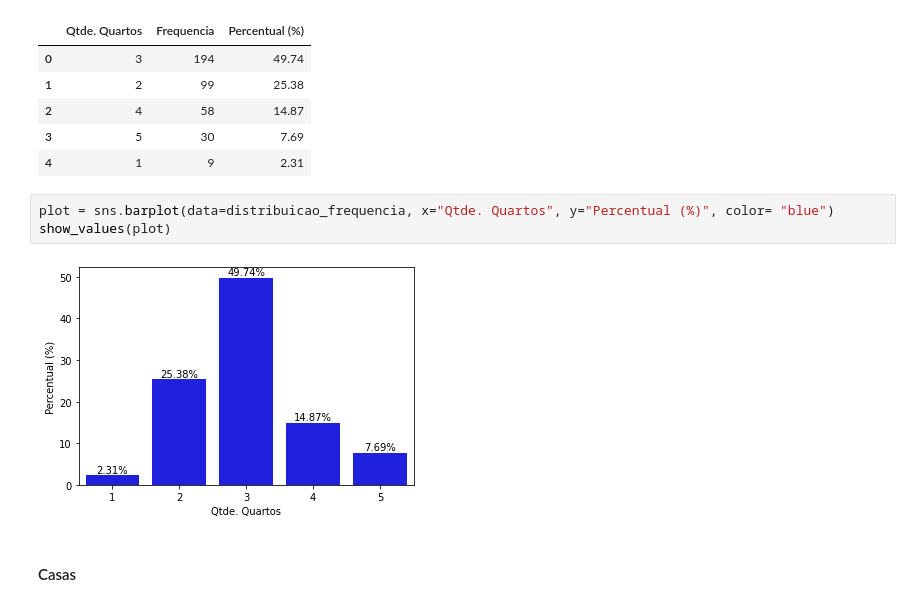
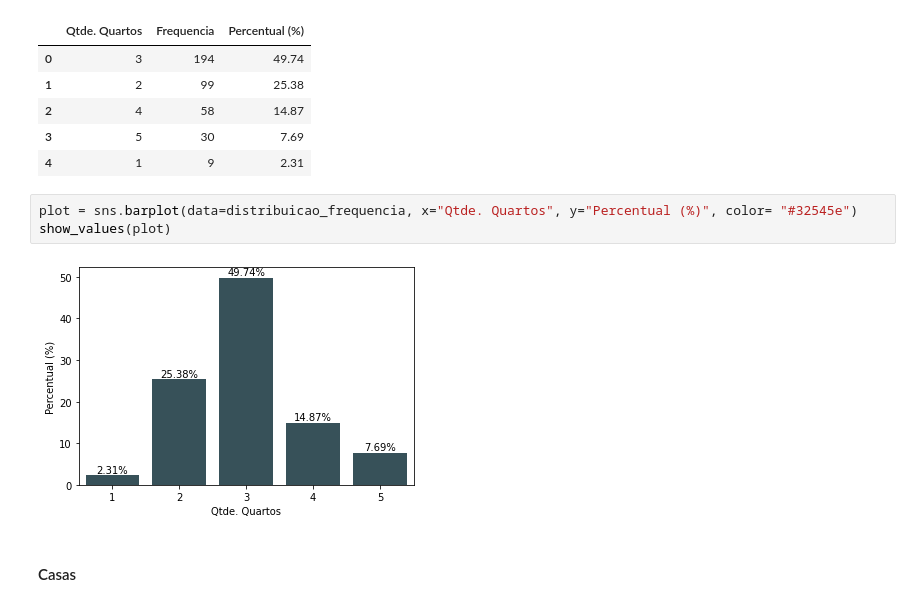
Before and after one commit to migvanderlei/analise_estatistica_mercado_imobiliario, a Jupyter notebook: notebooks/PE_medidas_e_TH.ipynb, the cells around one changed output. Cells and saved outputs as stored; diff of their text form.

```diff
--- a/notebooks/PE_medidas_de_dispersao.ipynb
+++ b/notebooks/PE_medidas_e_TH.ipynb
@@ -3109,10 +3117,10 @@ distribuicao_frequencia
 | 3 | 5 | 30 | 7.69 |
 | 4 | 1 | 9 | 2.31 |
 # %%
-plot = sns.barplot(data=distribuicao_frequencia, x="Qtde. Quartos", y="Percentual (%)", color= "blue")
+plot = sns.barplot(data=distribuicao_frequencia, x="Qtde. Quartos", y="Percentual (%)", color= "#32545e")
 show_values(plot)
 # %% [output]
-[figure, old version]
+[figure, new version]
 # %% [markdown]
 #### Casas
 # %%
```
Also changed, not shown: parts of 47 cells of this notebook.
